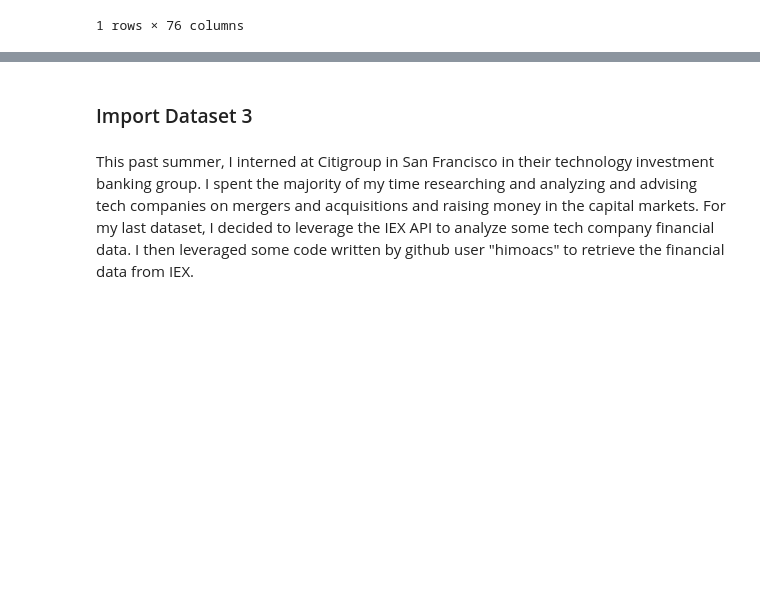
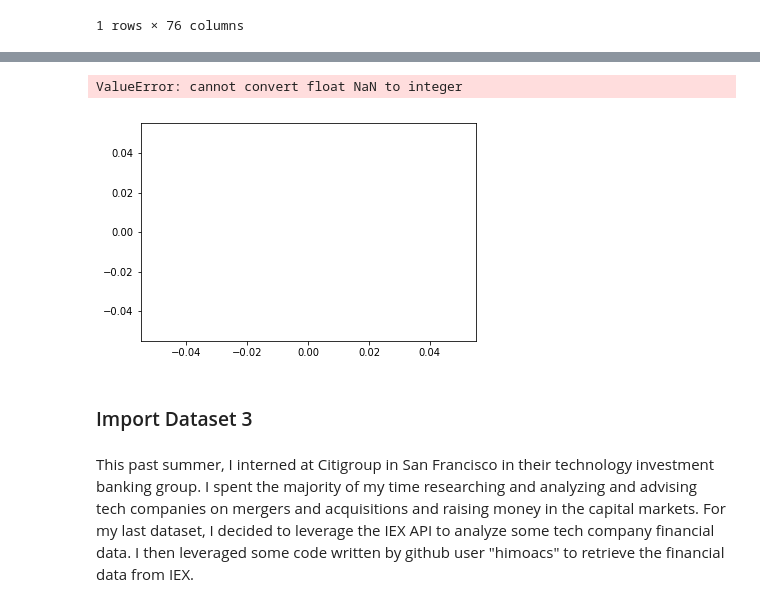
Before and after one commit to spencerrwise/homework1, a Jupyter notebook: Homework_1_Notebook.ipynb, the cells around one changed output, grey strips where cells are left out. Drawn from its saved outputs; the diff is of its cells as text; code cells hidden in the pictures; blank space fills up the shorter version.

```diff
--- a/Homework_1_Notebook.ipynb
+++ b/Homework_1_Notebook.ipynb
@@ -232,3 +251,8 @@ pd.read_sql_query("""select avg(loan_amnt), avg(term), int_rate, funded_amnt, zi
+# %%
+sns.distplot(df_lite.loan_amnt)
+# %% [output]
+ValueError: cannot convert float NaN to integer
+[figure, added]
 # %% [markdown]
 ### Import Dataset 3
 # %% [markdown]
```
Also changed, not shown: parts of 15 cells of this notebook.
